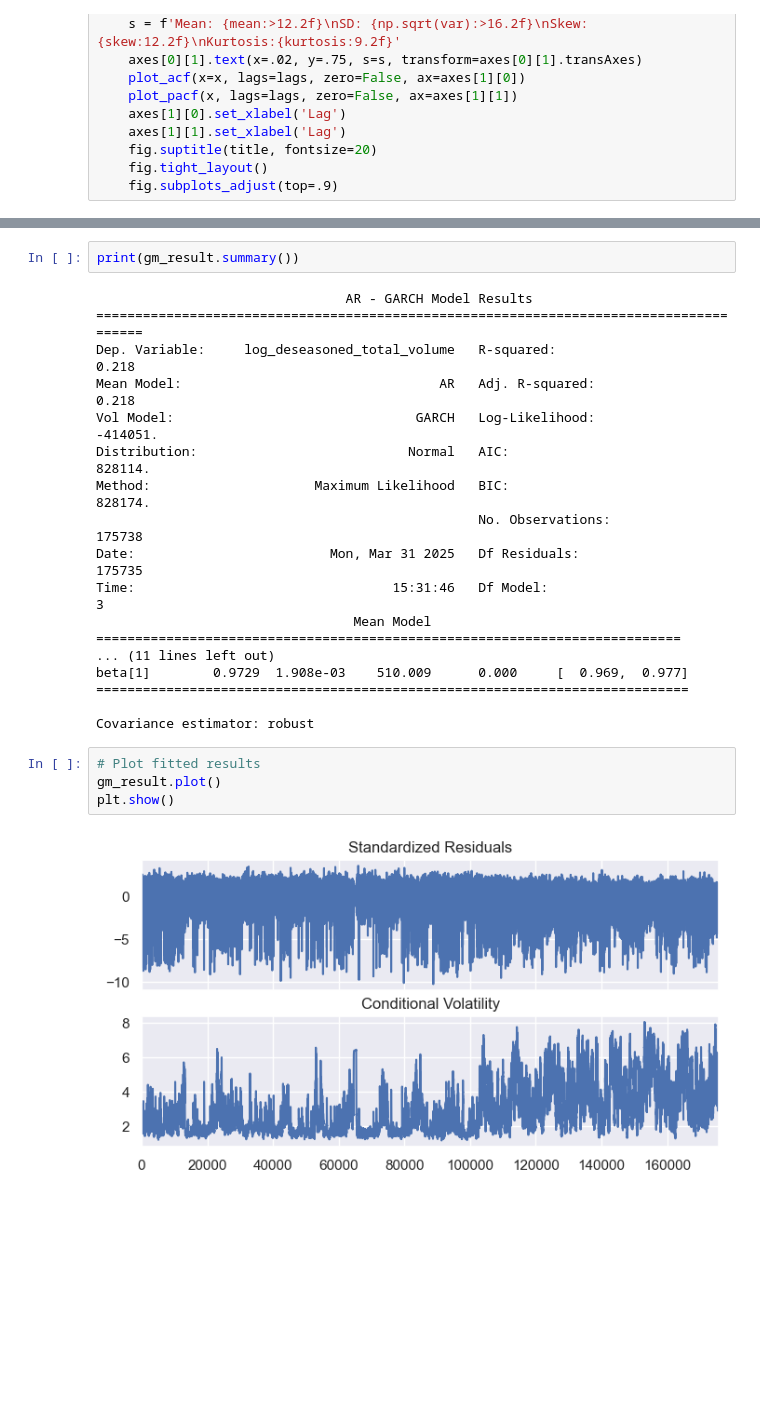
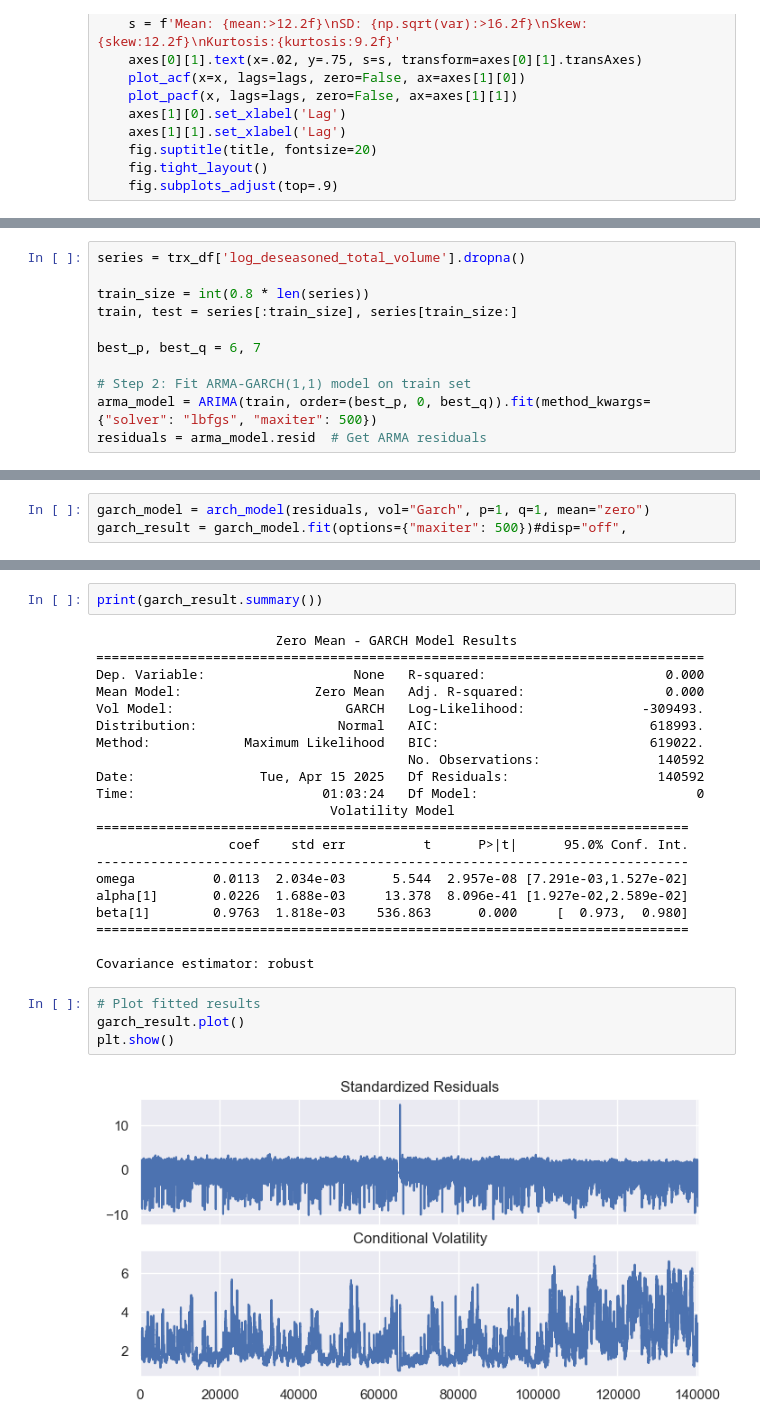
Before and after one commit to pfurjesz/MLFCS, a Jupyter notebook: ARMA_GARCH.ipynb, the cells around one changed output, grey strips where cells are left out. Drawn from its saved outputs; the diff is of its cells as text; blank space fills up the shorter version.

Commit message:
ARMA model

```diff
--- a/ARMA_GARCH.ipynb
+++ b/ARMA_GARCH.ipynb
@@ -84,0 +143,11 @@ trx_df.loc[trx_df.isna().any(axis=1)]
+# %%
+series = trx_df['log_deseasoned_total_volume'].dropna()
+
+train_size = int(0.8 * len(series))
+train, test = series[:train_size], series[train_size:]
+
+best_p, best_q = 6, 7
+
+# Step 2: Fit ARMA-GARCH(1,1) model on train set
+arma_model = ARIMA(train, order=(best_p, 0, best_q)).fit(method_kwargs={"solver": "lbfgs", "maxiter": 500})
+residuals = arma_model.resid  # Get ARMA residuals
@@ -108,0 +184,3 @@ Optimization terminated successfully    (Exit mode 0)
+# %%
+garch_model = arch_model(residuals, vol="Garch", p=1, q=1, mean="zero")
+garch_result = garch_model.fit(options={"maxiter": 500})#disp="off",
@@ -109,28 +207,31 @@ Optimization terminated successfully    (Exit mode 0)
 # %%
-print(gm_result.summary())
+print(garch_result.summary())
 # %% [output]
-                                AR - GARCH Model Results
-=======================================================================================
-Dep. Variable:     log_deseasoned_total_volume   R-squared:                       0.218
-Mean Model:                                 AR   Adj. R-squared:                  0.218
-Vol Model:                               GARCH   Log-Likelihood:               -414051.
-Distribution:                           Normal   AIC:                           828114.
-Method:                     Maximum Likelihood   BIC:                           828174.
-                                                 No. Observations:               175738
-Date:                         Mon, Mar 31 2025   Df Residuals:                   175735
-Time:                                 15:31:46   Df Model:                            3
-                                 Mean Model
-===========================================================================
-... (11 lines left out)
-beta[1]        0.9729  1.908e-03    510.009      0.000     [  0.969,  0.977]
+                       Zero Mean - GARCH Model Results
+==============================================================================
+Dep. Variable:                   None   R-squared:                       0.000
+Mean Model:                 Zero Mean   Adj. R-squared:                  0.000
+Vol Model:                      GARCH   Log-Likelihood:               -309493.
+Distribution:                  Normal   AIC:                           618993.
+Method:            Maximum Likelihood   BIC:                           619022.
+                                        No. Observations:               140592
+Date:                Tue, Apr 15 2025   Df Residuals:                   140592
+Time:                        01:03:24   Df Model:                            0
+                              Volatility Model
+============================================================================
+                 coef    std err          t      P>|t|      95.0% Conf. Int.
+----------------------------------------------------------------------------
+omega          0.0113  2.034e-03      5.544  2.957e-08 [7.291e-03,1.527e-02]
+alpha[1]       0.0226  1.688e-03     13.378  8.096e-41 [1.927e-02,2.589e-02]
+beta[1]        0.9763  1.818e-03    536.863      0.000     [  0.973,  0.980]
 ============================================================================
 
 Covariance estimator: robust
 # %%
 # Plot fitted results
-gm_result.plot()
+garch_result.plot()
 plt.show()
 # %% [output]
-[figure, old version]
+[figure, new version]
 # %%
 # Obtain model estimated residuals and volatility
```
Also changed, not shown: parts of 32 cells of this notebook, 1 other file.
